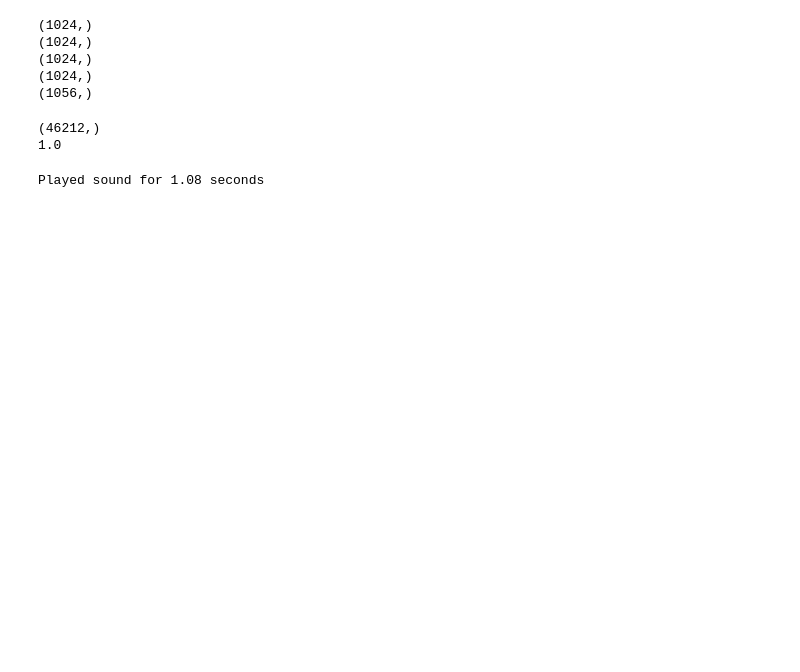
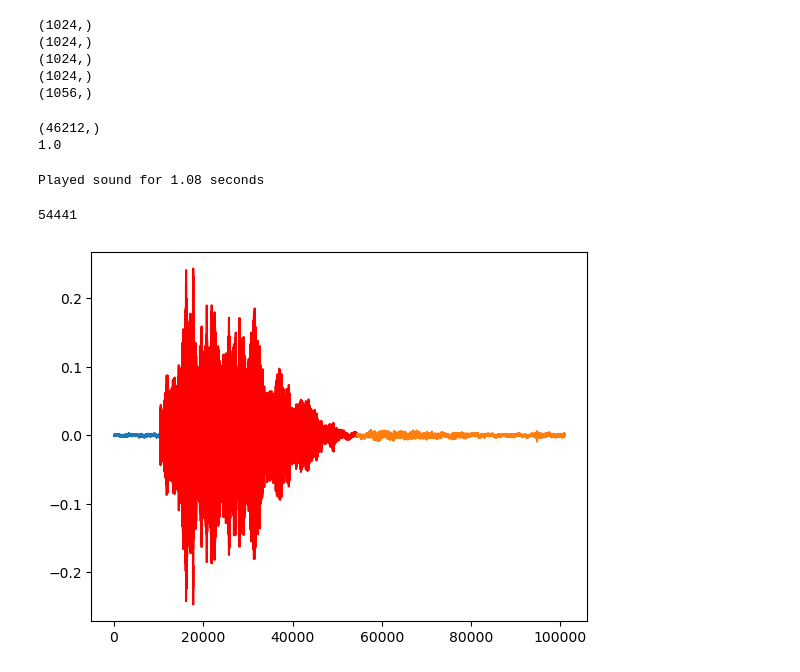
Before and after one commit to kmcm0707/GF3, a Jupyter notebook: full_decoder.ipynb, the cells around one changed output. Saved outputs shown, nothing was run; the diff lists cells and outputs as text; code cells hidden in the pictures; blank space fills up the shorter version.

Commit message:
added data.txt

```diff
--- a/full_decoder.ipynb
+++ b/full_decoder.ipynb
@@ -105,26 +108,29 @@ generate_sound(to_transmit, 1, fs)
 Played sound for 1.08 seconds
 # %%
 #Signal Import
-data = pd.read_csv('data.csv').to_numpy()
+data = pd.read_csv('data.txt').to_numpy()
 data = np.reshape(data, len(data))
 y = data
 # %%
 #Synchronization
 chirp_time = 1
 fs = 44100
 t = np.linspace(0, chirp_time, fs*chirp_time)
 f_0 = 1000
 f_1 = 16000
-chirp = signal.chirp(t, f0=f_0, f1=f_1, method='linear')
-max_index, cross_correlation, lags = matched_filter_synchronisation(y,chirp, channel_time, fs)
+chirp = signal.chirp(t, f0=f_0, f1=f_1, t1=1, method='linear')
+max_index, cross_correlation, lags = matched_filter_synchronisation(y,chirp, 10, fs)
 print(max_index)
 
 #Plot
 x = np.linspace(0, len(y), len(y))
 plt.plot(x[:lags[max_index]],y[:lags[max_index]])
 plt.plot(x[lags[max_index]:lags[max_index] + len(chirp)],y[lags[max_index]:lags[max_index] + len(chirp)], color = 'red')
 plt.plot(x[lags[max_index] + len(chirp):], y[lags[max_index] + len(chirp):])
 plt.show()
+# %% [output]
+54441
+[figure, added]
 # %%
 # Channel estimation using the chirp
 chirp_data = y[lags[max_index]:lags[max_index] + len(chirp)]
```
Also changed, not shown: parts of 2 cells of this notebook, 3 other files.
